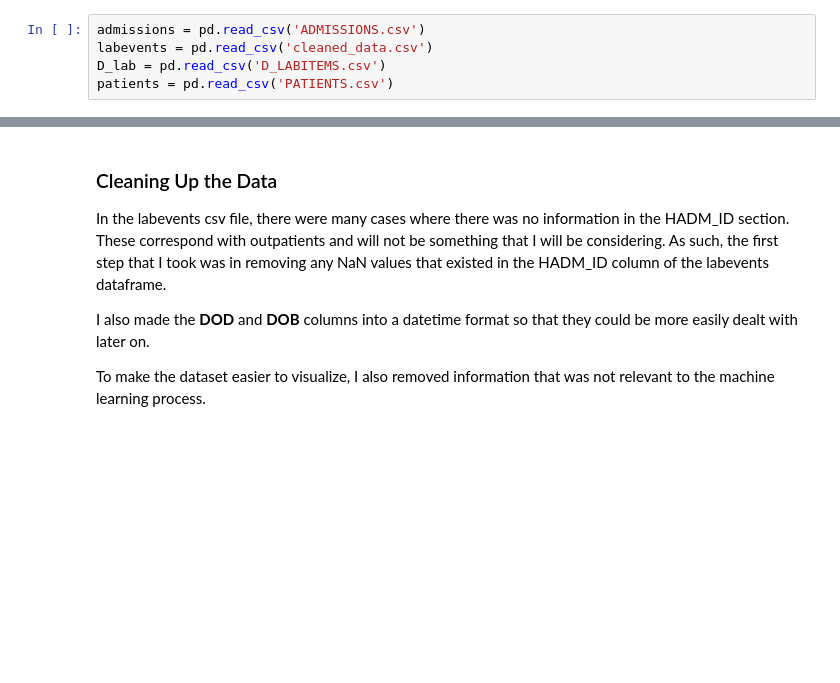
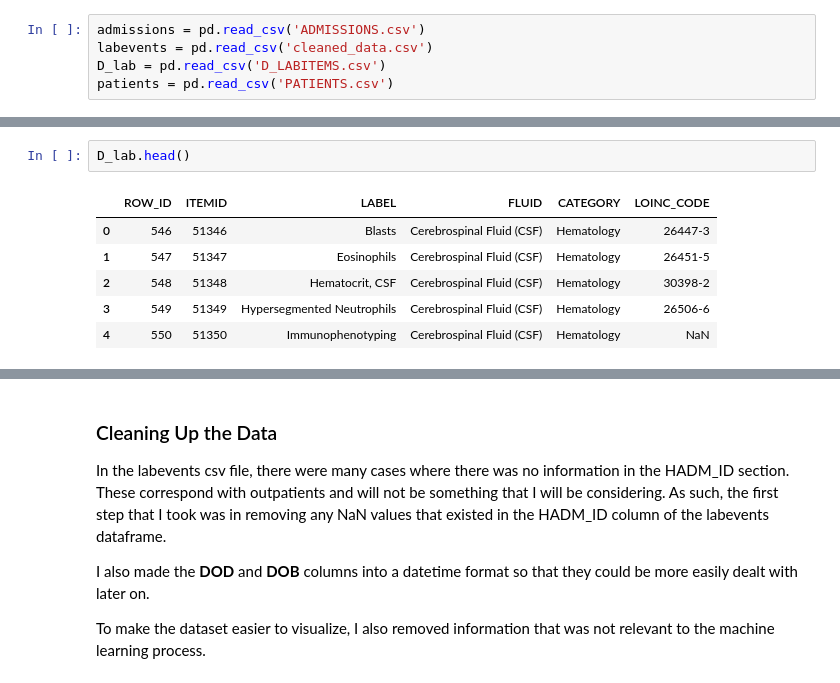
Before and after one commit to asheu96/final_project_prompt, a Jupyter notebook: Final Project.ipynb, the cells around one changed output, grey strips where cells are left out. Saved outputs shown, nothing was run; the diff lists cells and outputs as text; blank space fills up the shorter version.

```diff
--- a/Final Project.ipynb
+++ b/Final Project.ipynb
@@ -42,0 +61,9 @@ patients = pd.read_csv('PATIENTS.csv')
+# %%
+D_lab.head()
+# %% [output]
+|  | ROW_ID | ITEMID | LABEL | FLUID | CATEGORY | LOINC_CODE |
+| 0 | 546 | 51346 | Blasts | Cerebrospinal Fluid (CSF) | Hematology | 26447-3 |
+| 1 | 547 | 51347 | Eosinophils | Cerebrospinal Fluid (CSF) | Hematology | 26451-5 |
+| 2 | 548 | 51348 | Hematocrit, CSF | Cerebrospinal Fluid (CSF) | Hematology | 30398-2 |
+| 3 | 549 | 51349 | Hypersegmented Neutrophils | Cerebrospinal Fluid (CSF) | Hematology | 26506-6 |
+| 4 | 550 | 51350 | Immunophenotyping | Cerebrospinal Fluid (CSF) | Hematology | NaN |
```
Also changed, not shown: parts of 4 cells of this notebook.
